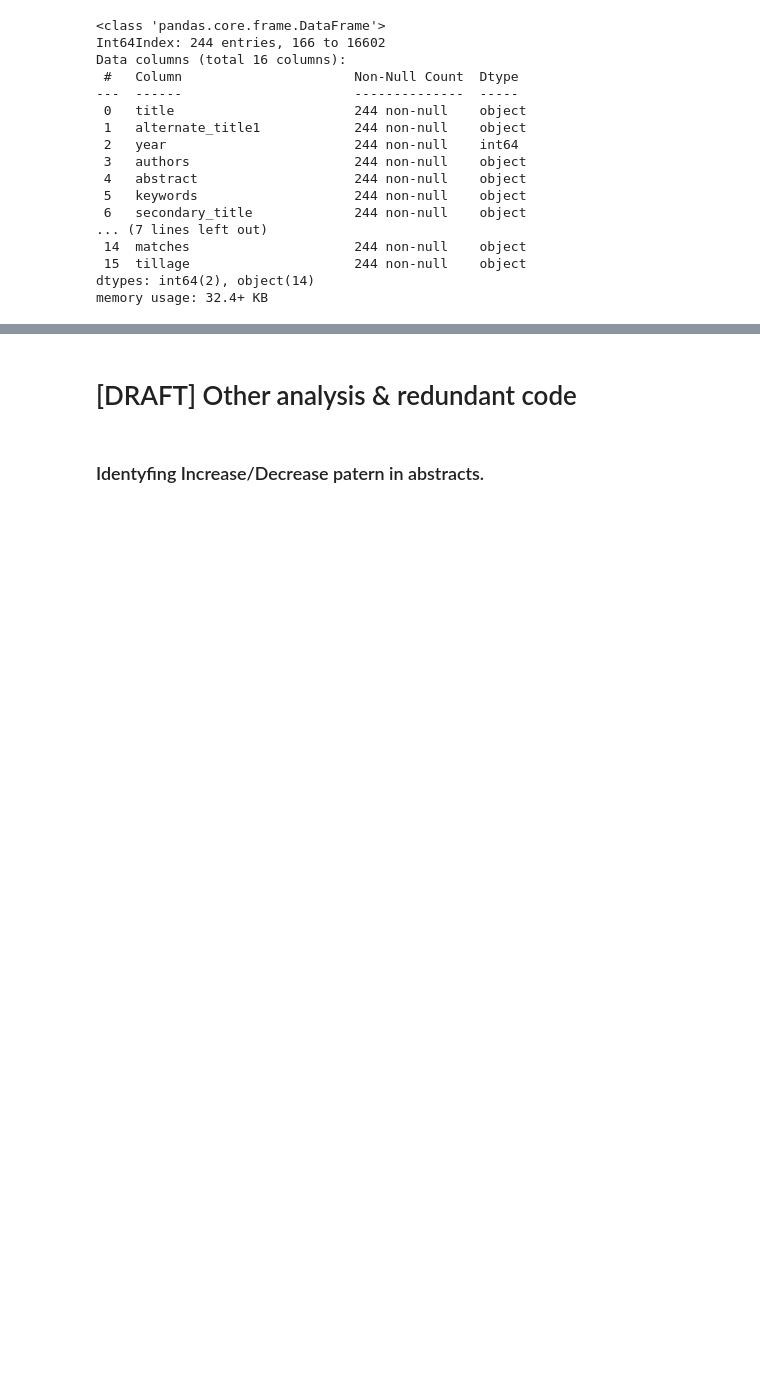
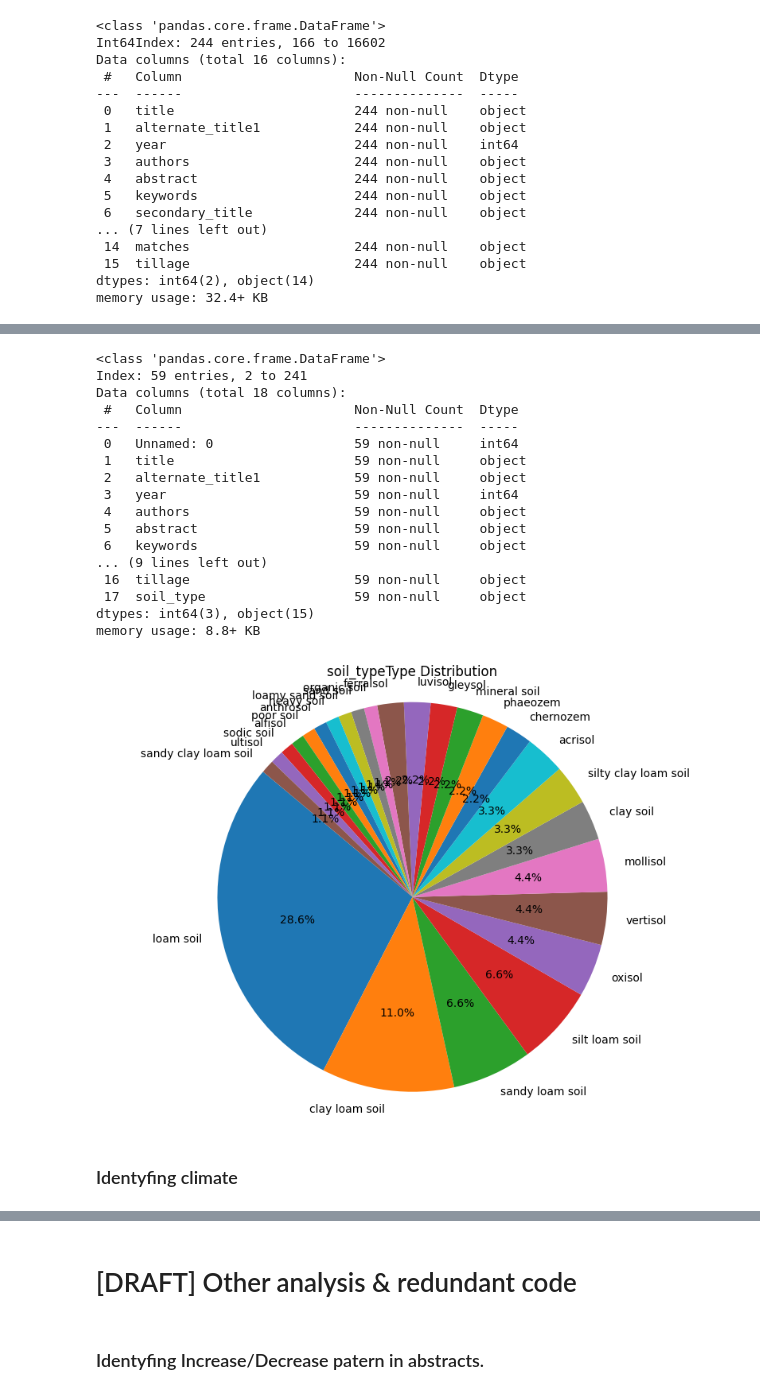
Before and after one commit to olalepek/Text-Mining---Agriculture, a Jupyter notebook: Agriculture_Tweet_Text_Mining_and_Sentimental_analysis.ipynb, the cells around one changed output, grey strips where cells are left out. Drawn from its saved outputs; the diff is of its cells as text; code cells hidden in the pictures; blank space fills up the shorter version.

```diff
--- a/Agriculture_Tweet_Text_Mining_and_Sentimental_analysis.ipynb
+++ b/Agriculture_Tweet_Text_Mining_and_Sentimental_analysis.ipynb
@@ -79,0 +123,17 @@ Required-by: en-core-web-sm, fastai
+# %%
+def pie_chart_characteristics (characteristic,dataset):
+  filtered_df = dataset[dataset[characteristic].apply(lambda x: len(x) > 0)]
+  filtered_df.info()
+
+  category_item = pd.Series([item for sublist in filtered_df[characteristic] for item in sublist])
+
+  category_counts = category_item.value_counts()
+
+  plt.figure(figsize=(10, 7))  # Adjust the size of the figure as needed
+  plt.pie(category_counts, labels=category_counts.index, autopct='%1.1f%%', startangle=140)
+  plt.axis('equal')  # Equal aspect ratio ensures that pie is drawn as a circle.
+
+  plt.title(characteristic + 'Distribution')
+
+  # Show the pie chart
+  return plt.show()
@@ -702,0 +917,18 @@ tillage_increase_soc.to_csv('/content/drive/MyDrive/Studia DSE/abstract_with_mat
+# %%
+
+def pie_chart_characteristics (characteristic, dataset):
+  filtered_df = dataset[dataset[characteristic].apply(lambda x: len(x) > 0)]
+  filtered_df.info()
+
+  category_item = pd.Series([item for sublist in filtered_df[characteristic] for item in sublist])
+
+  category_counts = category_item.value_counts()
+
+  plt.figure(figsize=(10, 7))  # Adjust the size of the figure as needed
+  plt.pie(category_counts, labels=category_counts.index, autopct='%1.1f%%', startangle=140)
+  plt.axis('equal')  # Equal aspect ratio ensures that pie is drawn as a circle.
+
+  plt.title(characteristic + 'Distribution')
+
+  # Show the pie chart
+  return plt.show()
@@ -702,0 +952,23 @@ tillage_increase_soc.to_csv('/content/drive/MyDrive/Studia DSE/abstract_with_mat
+# %%
+pie_chart_characteristics('soil_type')
+# %% [output]
+<class 'pandas.core.frame.DataFrame'>
+Index: 59 entries, 2 to 241
+Data columns (total 18 columns):
+ #   Column                      Non-Null Count  Dtype
+---  ------                      --------------  -----
+ 0   Unnamed: 0                  59 non-null     int64
+ 1   title                       59 non-null     object
+ 2   alternate_title1            59 non-null     object
+ 3   year                        59 non-null     int64
+ 4   authors                     59 non-null     object
+ 5   abstract                    59 non-null     object
+ 6   keywords                    59 non-null     object
+... (9 lines left out)
+ 16  tillage                     59 non-null     object
+ 17  soil_type                   59 non-null     object
+dtypes: int64(3), object(15)
+memory usage: 8.8+ KB
+[figure, added]
+# %% [markdown]
+### Identyfing climate
```
Also changed, not shown: parts of 47 cells of this notebook.
